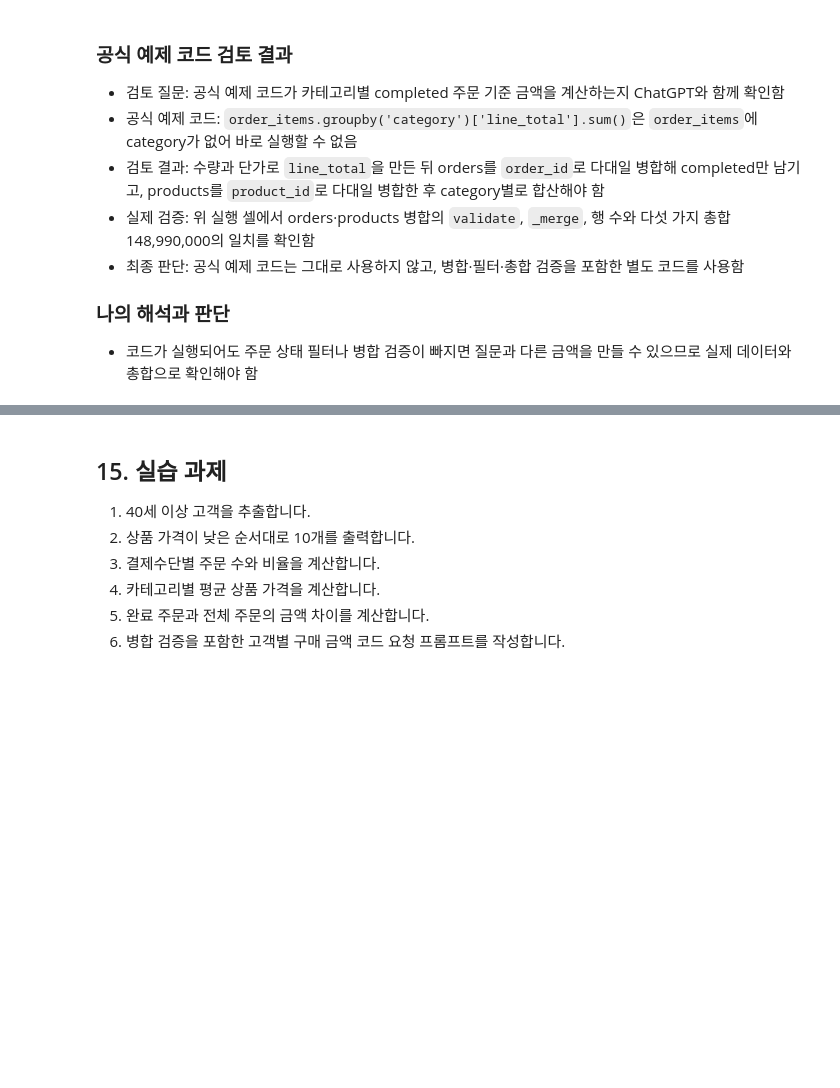
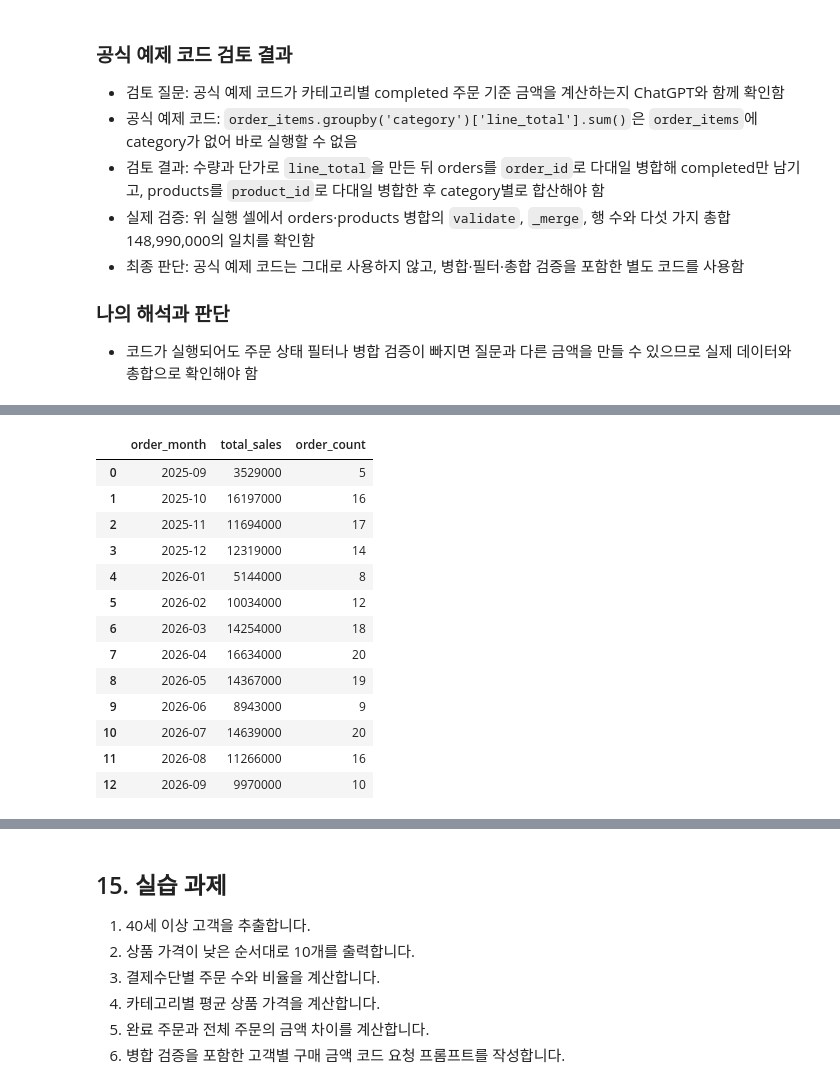
Before and after one commit to pmsky1/llm-data-analysis-study, a Jupyter notebook: chapter04/chapter04.ipynb, the cells around one changed output, grey strips where cells are left out. Saved outputs shown, nothing was run; the diff lists cells and outputs as text; code cells hidden in the pictures; blank space fills up the shorter version.

```diff
--- a/chapter04/chapter04.ipynb
+++ b/chapter04/chapter04.ipynb
@@ -605,0 +625,84 @@ category 컬럼의 위치, 주문 상태 필터링, merge validate와 indicator
+# %%
+from pathlib import Path
+import pandas as pd
+
+# 이 셀만 실행해도 로컬 수업 데이터를 찾을 수 있도록 경로를 확인함
+def find_ch04_data_dir(start: Path) -> Path:
+    for candidate in [start.resolve(), *start.resolve().parents]:
+        options = [
+            candidate / 'data' / 'raw',
+            candidate / 'llm-data-analysis-course' / 'data' / 'raw',
+        ]
+        for data_dir in options:
+            if all((data_dir / name).is_file() for name in ('orders.csv', 'order_items.csv')):
+                return data_dir
+    raise FileNotFoundError('수업 저장소의 data/raw 폴더를 찾지 못했습니다')
+
+ch04_data_dir = find_ch04_data_dir(Path.cwd())
+llm_orders = pd.read_csv(ch04_data_dir / 'orders.csv')
+llm_items = pd.read_csv(ch04_data_dir / 'order_items.csv')
+
+required_order_columns = {'order_id', 'order_date', 'order_status'}
+required_item_columns = {'order_id', 'quantity', 'unit_price'}
+assert required_order_columns.issubset(llm_orders.columns)
+assert required_item_columns.issubset(llm_items.columns)
+assert llm_orders['order_id'].notna().all(), 'orders.order_id 결측'
+assert llm_orders['order_id'].is_unique, 'orders.order_id 중복'
+
+llm_items = llm_items[['order_id', 'quantity', 'unit_price']].copy()
+llm_items['line_total'] = llm_items['quantity'] * llm_items['unit_price']
+llm_merged = llm_items.merge(
+    llm_orders[['order_id', 'order_date', 'order_status']],
+    on='order_id',
+    how='left',
+    validate='many_to_one',
+    indicator=True,
+)
+print('병합 전/후 행 수:', len(llm_items), len(llm_merged))
+print('병합 매칭:', llm_merged['_merge'].value_counts().to_dict())
+assert len(llm_items) == len(llm_merged), '병합 후 행 수 변경'
+assert llm_merged['_merge'].eq('both').all(), '주문에 없는 주문상세 발견'
+
+llm_merged['order_date'] = pd.to_datetime(llm_merged['order_date'], errors='coerce')
+date_failures = int(llm_merged['order_date'].isna().sum())
+print('날짜 변환 실패:', date_failures)
+assert date_failures == 0, '날짜 변환 실패를 확인한 뒤 집계를 진행하세요'
+
+llm_completed = llm_merged.loc[
+    llm_merged['order_status'].eq('completed')
+].copy()
+llm_completed['order_month'] = llm_completed['order_date'].dt.to_period('M').astype(str)
+llm_monthly = (
+    llm_completed.groupby('order_month', as_index=False)
+    .agg(
+        total_sales=('line_total', 'sum'),
+        order_count=('order_id', 'nunique'),
+    )
+    .sort_values('order_month')
+    .reset_index(drop=True)
+)
+display(llm_monthly)
+print('완료 주문상세 금액 합계:', int(llm_completed['line_total'].sum()))
+print('월별 금액 합계:', int(llm_monthly['total_sales'].sum()))
+assert llm_monthly['total_sales'].sum() == llm_completed['line_total'].sum()
+assert llm_monthly['order_count'].sum() == llm_completed['order_id'].nunique()
+
+# 앞에서 실행한 Notebook의 월별 결과가 남아 있으면 항목별로 비교함
+if 'monthly_summary' in globals():
+    existing = monthly_summary[['order_month', 'total_sales', 'order_count']].reset_index(drop=True)
+    comparison = existing.merge(
+        llm_monthly,
+        on='order_month',
+        how='outer',
+        suffixes=('_notebook', '_llm'),
+        indicator=True,
+        validate='one_to_one',
+    )
+    display(comparison)
+    assert comparison['_merge'].eq('both').all(), '월 목록 불일치'
+    assert comparison['total_sales_notebook'].eq(comparison['total_sales_llm']).all(), '월별 금액 불일치'
+    assert comparison['order_count_notebook'].eq(comparison['order_count_llm']).all(), '월별 주문 수 불일치'
+    print('기존 Notebook 월별 집계와 일치: PASS')
+
+print('이 금액은 quantity × unit_price의 완료 주문 합계이며 회계상 순매출이 아닙니다')
+# %% [output]
@@ -605,0 +712,14 @@ category 컬럼의 위치, 주문 상태 필터링, merge validate와 indicator
+|  | order_month | total_sales | order_count |
+| 0 | 2025-09 | 3529000 | 5 |
+| 1 | 2025-10 | 16197000 | 16 |
+| 2 | 2025-11 | 11694000 | 17 |
+| 3 | 2025-12 | 12319000 | 14 |
+| 4 | 2026-01 | 5144000 | 8 |
+| 5 | 2026-02 | 10034000 | 12 |
+| 6 | 2026-03 | 14254000 | 18 |
+| 7 | 2026-04 | 16634000 | 20 |
+| 8 | 2026-05 | 14367000 | 19 |
+| 9 | 2026-06 | 8943000 | 9 |
+| 10 | 2026-07 | 14639000 | 20 |
+| 11 | 2026-08 | 11266000 | 16 |
+| 12 | 2026-09 | 9970000 | 10 |
```
Also changed, not shown: parts of 4 cells of this notebook, 1 other file.
